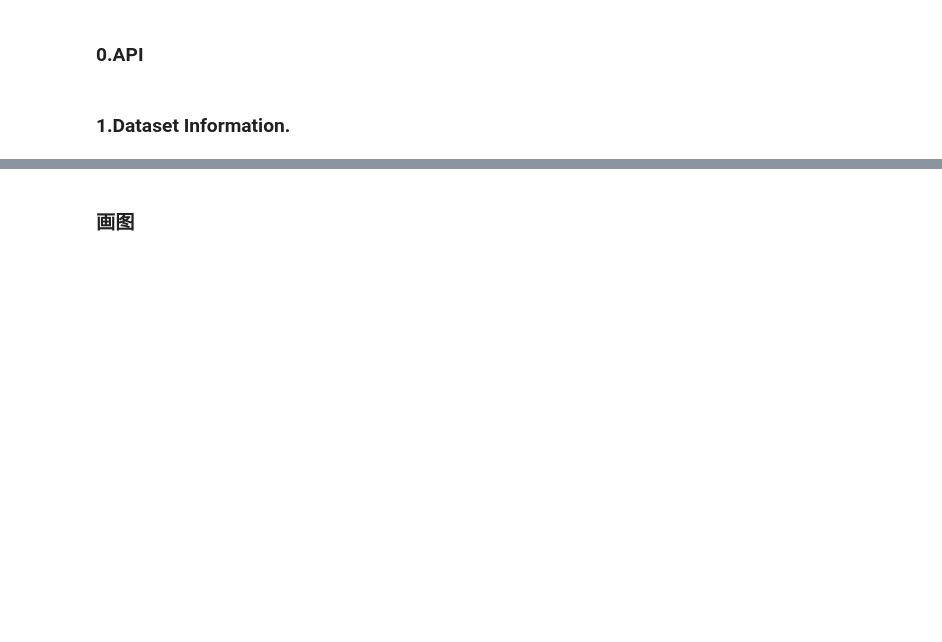
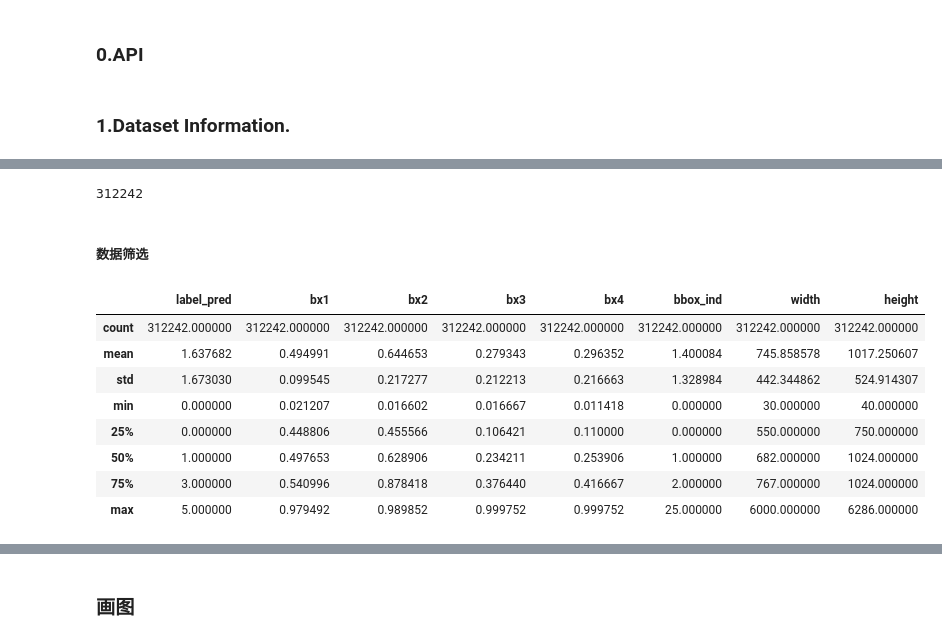
Before and after one commit to PEduck/datasetMudule, a Jupyter notebook: dataset/trainset_generate/gen2_labelFromTxt.ipynb, the cells around one changed output, grey strips where cells are left out. Cells and saved outputs as stored; diff of their text form; code cells hidden in the pictures; blank space fills up the shorter version.

Commit message:
dadetv5

```diff
--- a/dataset/trainset_generate/gen2_labelFromTxt.ipynb
+++ b/dataset/trainset_generate/gen2_labelFromTxt.ipynb
@@ -50,8 +48,8 @@ label2model = get_list2dict( model_label_map.values(), model_label_map.keys())
 # %% [markdown]
 ### 1.Dataset Information.
 # %%
-root_data = Path('/nas/chenyi/workspace/myPyModule/dataset/data')
-!tree -d -L 2 $root_data
+root_nas = Path('/nas/chenyi/workspace/myPyModule/dataset/data')
+!tree -d -L 1 $root_data
 # %% [output]
 /nas/chenyi/workspace/myPyModule/dataset/data
 ├── bboxes
@@ -88,4 +97,9 @@ haowei34k_voc_bboxes_relabel.csv  sys_error_sample
 # %%
 # !mkdir $root_data/data/bboxes
 # %%
-read_df = pd.read_csv(root_data/'data/hwpedia/hwpedia_bbox.csv')
+# bboxes_df = pd.read_csv(root_nas /'bboxes/dadet100k/dadet100kv5_bboxes.csv')
+bboxes_df = pd.read_csv(root_nas /'bboxes/dadet100k/dadet100kv5_bboxes.csv')
+# %%
+len(bboxes_df)
+# %% [output]
+312242
@@ -91,0 +108,14 @@ read_df = pd.read_csv(root_data/'data/hwpedia/hwpedia_bbox.csv')
+# %% [markdown]
+##### 数据筛选
+# %%
+bboxes_df.describe()
+# %% [output]
+|  | label_pred | bx1 | bx2 | bx3 | bx4 | bbox_ind | width | height |
+| count | 312242.000000 | 312242.000000 | 312242.000000 | 312242.000000 | 312242.000000 | 312242.000000 | 312242.000000 | 312242.000000 |
+| mean | 1.637682 | 0.494991 | 0.644653 | 0.279343 | 0.296352 | 1.400084 | 745.858578 | 1017.250607 |
+| std | 1.673030 | 0.099545 | 0.217277 | 0.212213 | 0.216663 | 1.328984 | 442.344862 | 524.914307 |
+| min | 0.000000 | 0.021207 | 0.016602 | 0.016667 | 0.011418 | 0.000000 | 30.000000 | 40.000000 |
+| 25% | 0.000000 | 0.448806 | 0.455566 | 0.106421 | 0.110000 | 0.000000 | 550.000000 | 750.000000 |
+| 50% | 1.000000 | 0.497653 | 0.628906 | 0.234211 | 0.253906 | 1.000000 | 682.000000 | 1024.000000 |
+| 75% | 3.000000 | 0.540996 | 0.878418 | 0.376440 | 0.416667 | 2.000000 | 767.000000 | 1024.000000 |
+| max | 5.000000 | 0.979492 | 0.989852 | 0.999752 | 0.999752 | 25.000000 | 6000.000000 | 6286.000000 |
```
Also changed, not shown: parts of 130 cells of this notebook, 3 other files.
